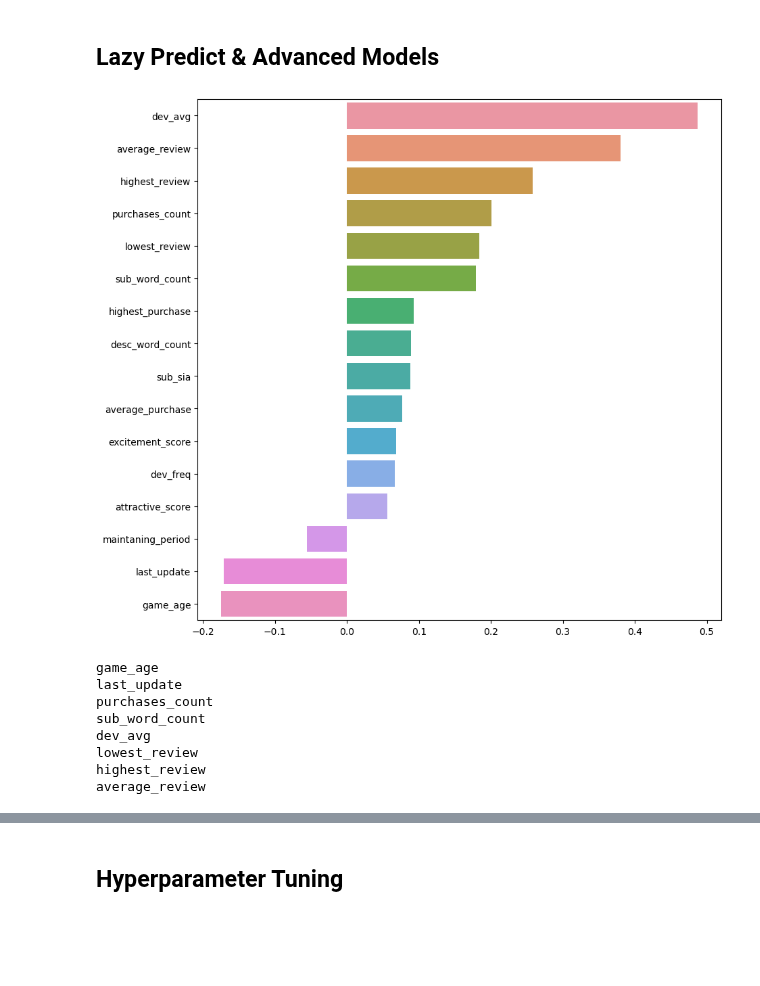
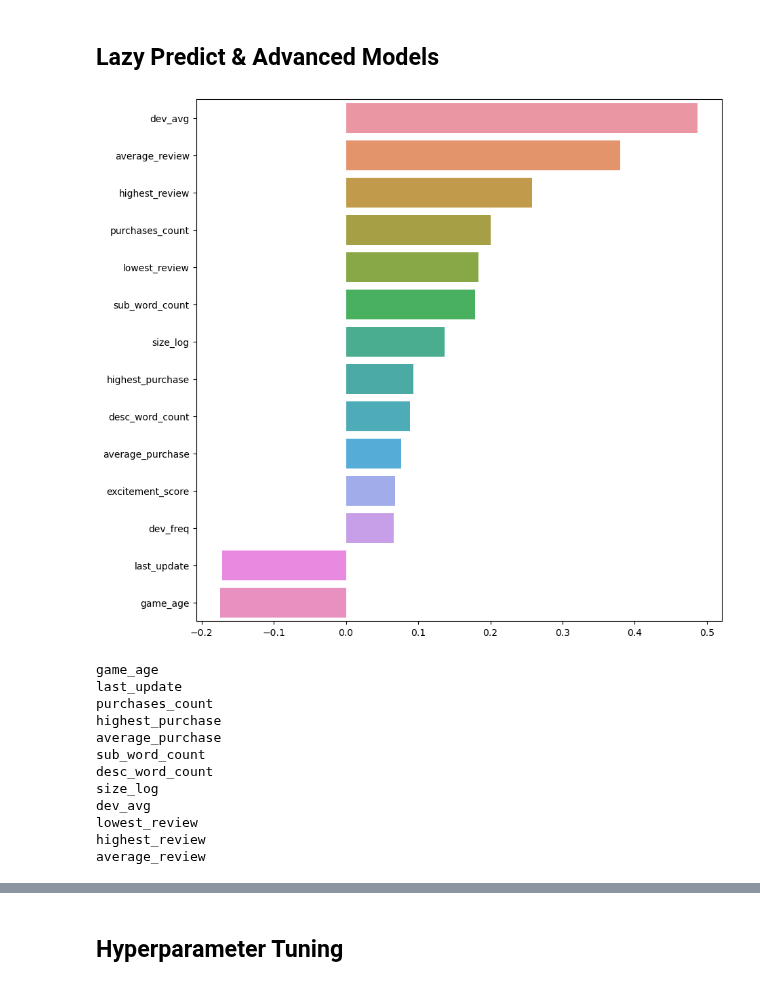
Before and after one commit to yusufnasserdev/games-rating-model, a Jupyter notebook: Model/Regression.ipynb, the cells around one changed output, grey strips where cells are left out. Saved outputs shown, nothing was run; the diff lists cells and outputs as text; code cells hidden in the pictures; blank space fills up the shorter version.

```diff
--- a/Model/Regression.ipynb
+++ b/Model/Regression.ipynb
@@ -599,7 +599,7 @@ def sub_preprocess(_df, test=False):
     else:
         sia_sub = pickle.load(open('encoders/regression/sia_sub.pkl', 'rb'))
 
-    _df['sub_sia'] = _df['Subtitle'].apply(lambda x : compute_excitement_score(x, sia_sub))
+    # _df['sub_sia'] = _df['Subtitle'].apply(lambda x : compute_excitement_score(x, sia_sub))
 
     return _df
 # %% [markdown]
@@ -755,14 +755,17 @@ def size_preprocess(_df, test=False):
     # Convert to float
     _df['Size'] = _df['Size'].astype(float)
 
+    # Apply log transformation using the natural logarithm function (log base e)
+    _df['size_log'] = np.log(_df['Size'] / 1000000)
+
       # Impute missing values using KNN
     if test:
         knn = pickle.load(open('imputers/regression/size_knn.pkl', 'rb'))
     else:
-        knn = KNNImputer(n_neighbors=5).fit(_df[['Size']])
+        knn = KNNImputer(n_neighbors=5).fit(_df[['size_log']])
         pickle.dump(knn, open('imputers/regression/size_knn.pkl', 'wb'))
 
-    _df['Size'] = knn.transform(_df[['Size']])
+    _df['size_log'] = knn.transform(_df[['size_log']])
     return _df
 
 def user_count_preprocess(_df, test=False):
@@ -813,6 +816,8 @@ def preprocess_pipeline(_df, test=False):
     # But more importantly for KNN imputation to work
 
     _df = size_preprocess(_df, test)
+    _df = _df.drop(['Size'], axis=1)
+
     _df = user_count_preprocess(_df, test)
 
     _df = dev_preprocess_freq_enc(_df, test)
@@ -1043,16 +1051,16 @@ df_test_x, df_test_y = df_test.drop('Average User Rating', axis=1), df_test['Ave
 # %%
 # plot correlation matrix between features and target
 
 corr = df_x.corrwith(df_y)
 corr = corr.sort_values(ascending=False)
 
-corr = corr[abs(corr) > 0.05]
+corr = corr[abs(corr) > 0.06]
 
 plt.figure(figsize=(10, 10))
 sns.barplot(x=corr.values, y=corr.index)
 plt.show()
 # %% [output]
-[figure, old version]
+[figure, new version]
 # %%
 # Scale the features
 df_x_scaled = scale_data_std(df_x)
@@ -1072,7 +1080,11 @@ for i in range(len(selector.get_support())):
 game_age
 last_update
 purchases_count
+highest_purchase
+average_purchase
 sub_word_count
+desc_word_count
+size_log
 dev_avg
 lowest_review
 highest_review
```
Also changed, not shown: parts of 13 cells of this notebook, 35 other files.
